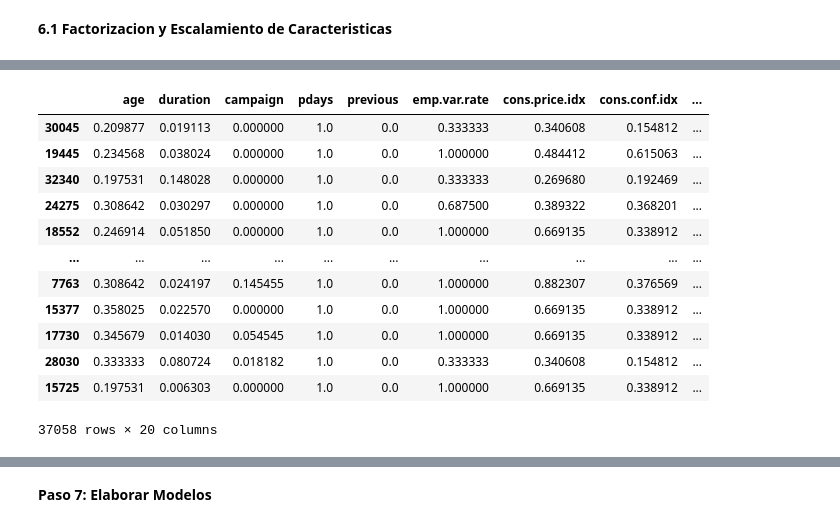
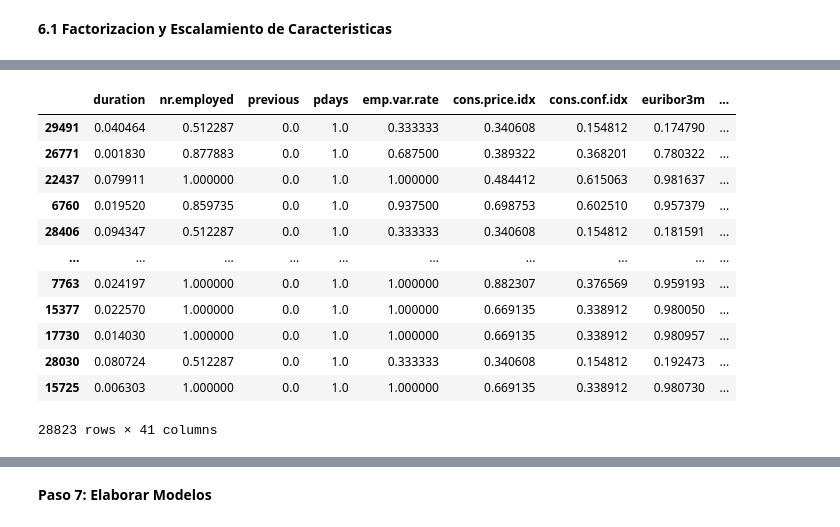
Before and after one commit to jilemp/machine-learning-python-template, a Jupyter notebook: src/logistic_regression_project_tutorial.ipynb, the cells around one changed output, grey strips where cells are left out. Cells and saved outputs as stored; diff of their text form; code cells hidden in the pictures.

```diff
--- a/src/logistic_regression_project_tutorial.ipynb
+++ b/src/logistic_regression_project_tutorial.ipynb
@@ -467,2 +497,10 @@ Name: count, dtype: int64
 # %% [markdown]
 **6.1 Factorizacion y Escalamiento de Caracteristicas**
+# %%
+#identificar variables numericas del df filtrado
+numerical_vars = [col for col in df.columns if is_numeric_dtype(df[col])]
+numerical_vars
+
+#identificar variables categoricas del df filtrado
+categorical_vars = [col for col in df.columns if is_string_dtype(df[col])]
+categorical_vars
@@ -468,0 +521,13 @@ Name: count, dtype: int64
+# %%
+#one hot encoder para variables categoricas
+onehot_encoder = OneHotEncoder(handle_unknown='ignore', feature_name_combiner='concat')
+
+#obtener data transformada
+transformed_data = onehot_encoder.fit_transform(df[categorical_vars]).toarray()
+
+#obtener nombres de variables
+feature_names = onehot_encoder.get_feature_names_out(categorical_vars)
+
+# crear dataframe con data transformada y nombres de variables
+ohe_df = pd.DataFrame(transformed_data, columns=feature_names)
+ohe_df
@@ -468,0 +562,4 @@ Name: count, dtype: int64
+# %%
+ohe_df.drop(['y_no'], axis = 1, inplace=True)
+ohe_df.rename(columns={'y_yes':'y'}, inplace=True)
+ohe_df
@@ -469,20 +580,10 @@ Name: count, dtype: int64
 # %%
-#factorizacion de variables categoricas
-for var in categorical_vars:
-    df[var+'_n'] = pd.factorize(df[var])[0]
-
-#identificar variables numericas
-numerical_vars = []
-
-for col in df.columns:
-    if df[col].dtype == 'float' or df[col].dtype == 'int':
-        numerical_vars.append(col)
-
+#escalamiento minmax de variables numericas originales
 scaler = MinMaxScaler()
 
-#escalamiento minmax
 scaled_features = scaler.fit_transform(df[numerical_vars])
 df_scaled = pd.DataFrame(scaled_features, index = df.index, columns = numerical_vars)
 
+df_scaled = df_scaled.join(ohe_df)
 df_scaled
 # %% [output]
@@ -502,21 +603,21 @@ df_scaled
 # %%
 #division en train y test
-X = df_scaled.drop('y_n', axis=1)
-y = df_scaled['y_n']
+X = df_scaled.drop('y', axis=1)
+y = df_scaled['y']
 
-X_train, X_test, y_train, y_test = train_test_split(X,y, test_size  = 0.1, random_state=123)
+X_train, X_test, y_train, y_test = train_test_split(X,y, test_size  = 0.3, random_state=123)
 X_train
 # %% [output]
-|  | age | duration | campaign | pdays | previous | emp.var.rate | cons.price.idx | cons.conf.idx | ... |
-| 30045 | 0.209877 | 0.019113 | 0.000000 | 1.0 | 0.0 | 0.333333 | 0.340608 | 0.154812 | ... |
-| 19445 | 0.234568 | 0.038024 | 0.000000 | 1.0 | 0.0 | 1.000000 | 0.484412 | 0.615063 | ... |
-| 32340 | 0.197531 | 0.148028 | 0.000000 | 1.0 | 0.0 | 0.333333 | 0.269680 | 0.192469 | ... |
-| 24275 | 0.308642 | 0.030297 | 0.000000 | 1.0 | 0.0 | 0.687500 | 0.389322 | 0.368201 | ... |
-| 18552 | 0.246914 | 0.051850 | 0.000000 | 1.0 | 0.0 | 1.000000 | 0.669135 | 0.338912 | ... |
+|  | duration | nr.employed | previous | pdays | emp.var.rate | cons.price.idx | cons.conf.idx | euribor3m | ... |
+| 29491 | 0.040464 | 0.512287 | 0.0 | 1.0 | 0.333333 | 0.340608 | 0.154812 | 0.174790 | ... |
+| 26771 | 0.001830 | 0.877883 | 0.0 | 1.0 | 0.687500 | 0.389322 | 0.368201 | 0.780322 | ... |
+| 22437 | 0.079911 | 1.000000 | 0.0 | 1.0 | 1.000000 | 0.484412 | 0.615063 | 0.981637 | ... |
+| 6760 | 0.019520 | 0.859735 | 0.0 | 1.0 | 0.937500 | 0.698753 | 0.602510 | 0.957379 | ... |
+| 28406 | 0.094347 | 0.512287 | 0.0 | 1.0 | 0.333333 | 0.340608 | 0.154812 | 0.181591 | ... |
 | ... | ... | ... | ... | ... | ... | ... | ... | ... | ... |
-| 7763 | 0.308642 | 0.024197 | 0.145455 | 1.0 | 0.0 | 1.000000 | 0.882307 | 0.376569 | ... |
-| 15377 | 0.358025 | 0.022570 | 0.000000 | 1.0 | 0.0 | 1.000000 | 0.669135 | 0.338912 | ... |
-| 17730 | 0.345679 | 0.014030 | 0.054545 | 1.0 | 0.0 | 1.000000 | 0.669135 | 0.338912 | ... |
-| 28030 | 0.333333 | 0.080724 | 0.018182 | 1.0 | 0.0 | 0.333333 | 0.340608 | 0.154812 | ... |
-| 15725 | 0.197531 | 0.006303 | 0.000000 | 1.0 | 0.0 | 1.000000 | 0.669135 | 0.338912 | ... |
+| 7763 | 0.024197 | 1.000000 | 0.0 | 1.0 | 1.000000 | 0.882307 | 0.376569 | 0.959193 | ... |
+| 15377 | 0.022570 | 1.000000 | 0.0 | 1.0 | 1.000000 | 0.669135 | 0.338912 | 0.980050 | ... |
+| 17730 | 0.014030 | 1.000000 | 0.0 | 1.0 | 1.000000 | 0.669135 | 0.338912 | 0.980957 | ... |
+| 28030 | 0.080724 | 0.512287 | 0.0 | 1.0 | 0.333333 | 0.340608 | 0.154812 | 0.192473 | ... |
+| 15725 | 0.006303 | 1.000000 | 0.0 | 1.0 | 1.000000 | 0.669135 | 0.338912 | 0.980730 | ... |
-37058 rows × 20 columns
+28823 rows × 41 columns
```
Also changed, not shown: parts of 19 cells of this notebook.
